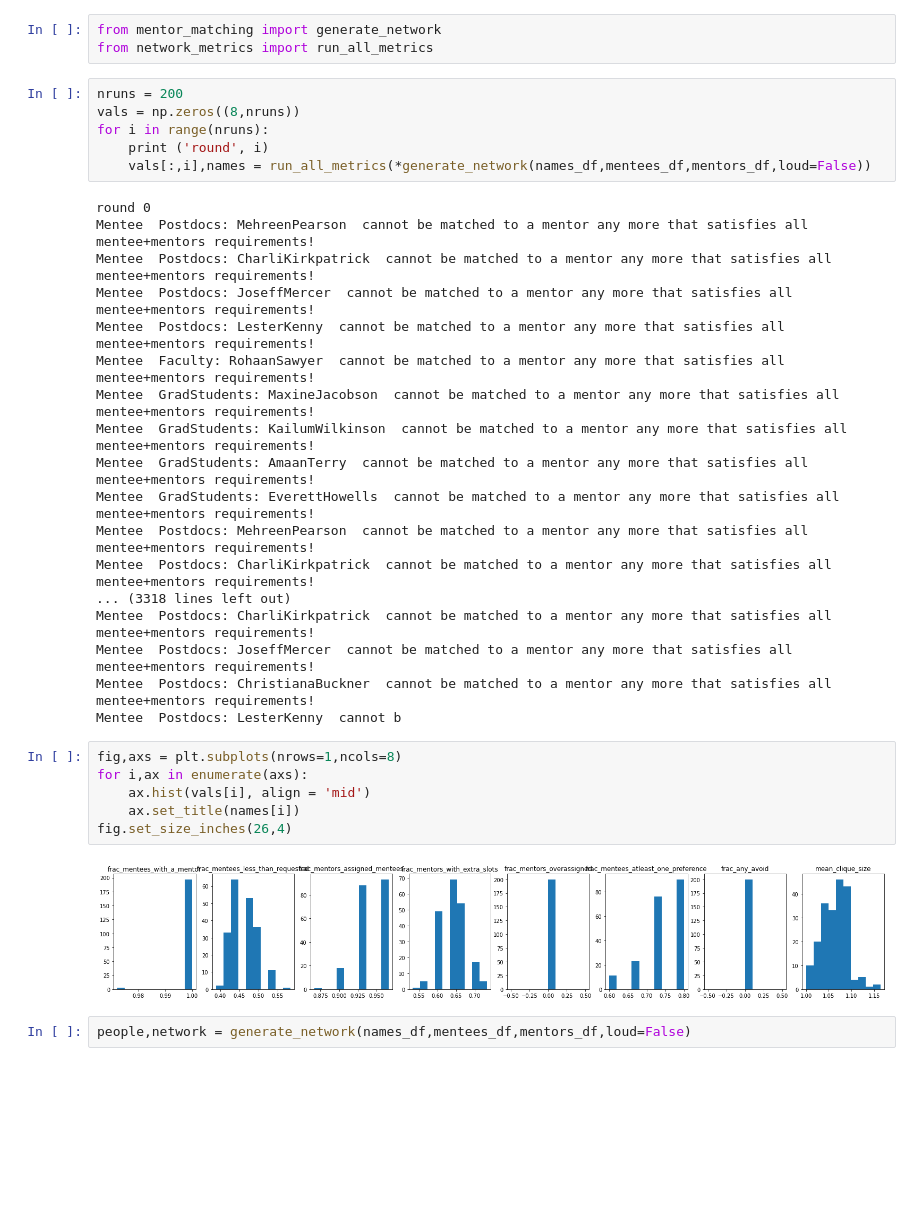
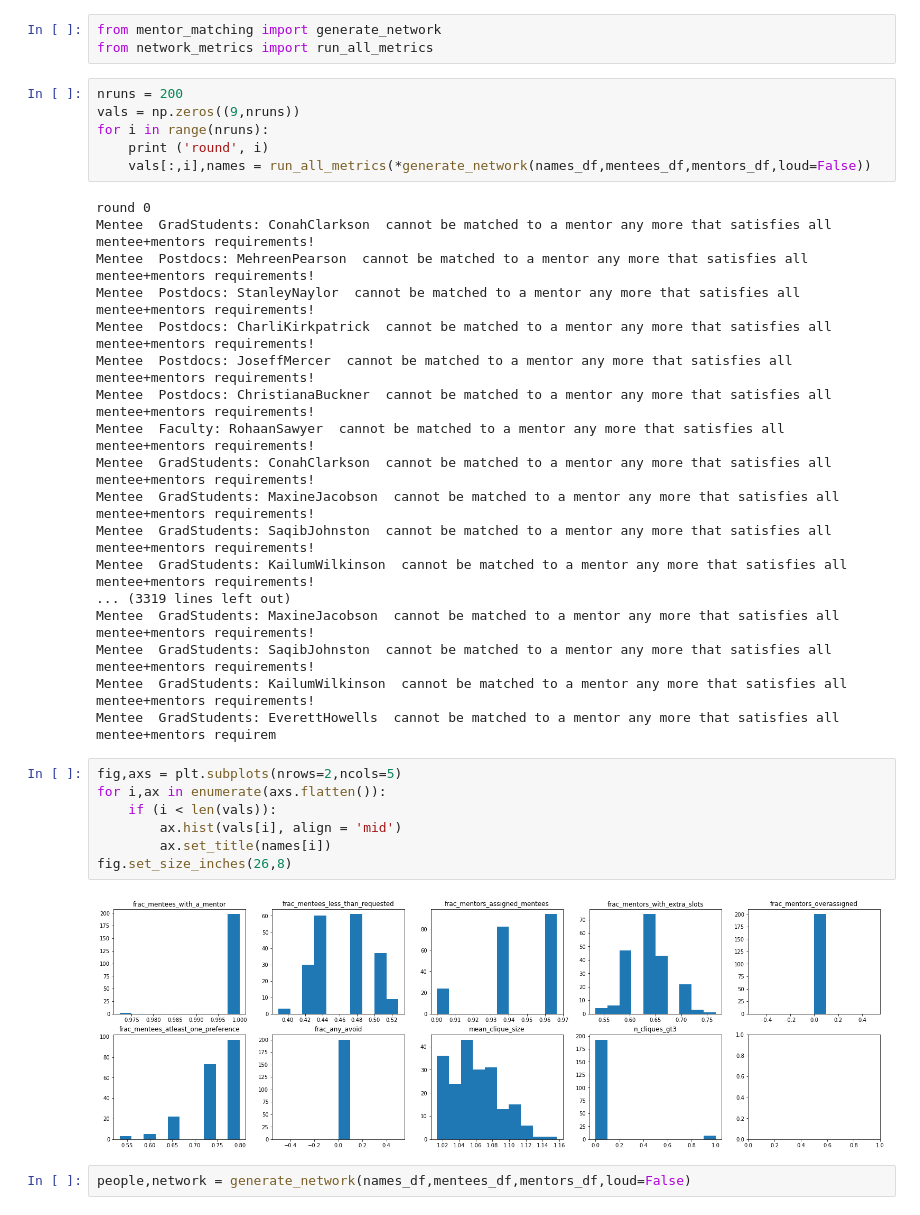
Before and after one commit to CIERA-Northwestern/JEDI_ext_mentorship, a Jupyter notebook: MentorMatching.ipynb, the cells around one changed output. Cells and saved outputs as stored; diff of their text form; blank space fills up the shorter version.

```diff
--- a/MentorMatching.ipynb
+++ b/MentorMatching.ipynb
@@ -64,36 +64,37 @@ from mentor_matching import generate_network
 from network_metrics import run_all_metrics
 # %%
 nruns = 200
-vals = np.zeros((8,nruns))
+vals = np.zeros((9,nruns))
 for i in range(nruns):
     print ('round', i)
     vals[:,i],names = run_all_metrics(*generate_network(names_df,mentees_df,mentors_df,loud=False))
 # %% [output]
 round 0
+Mentee  GradStudents: ConahClarkson  cannot be matched to a mentor any more that satisfies all mentee+mentors requirements!
 Mentee  Postdocs: MehreenPearson  cannot be matched to a mentor any more that satisfies all mentee+mentors requirements!
-Mentee  Postdocs: CharliKirkpatrick  cannot be matched to a mentor any more that satisfies all mentee+mentors requirements!
-Mentee  Postdocs: JoseffMercer  cannot be matched to a mentor any more that satisfies all mentee+mentors requirements!
-Mentee  Postdocs: LesterKenny  cannot be matched to a mentor any more that satisfies all mentee+mentors requirements!
-Mentee  Faculty: RohaanSawyer  cannot be matched to a mentor any more that satisfies all mentee+mentors requirements!
-Mentee  GradStudents: MaxineJacobson  cannot be matched to a mentor any more that satisfies all mentee+mentors requirements!
-Mentee  GradStudents: KailumWilkinson  cannot be matched to a mentor any more that satisfies all mentee+mentors requirements!
-Mentee  GradStudents: AmaanTerry  cannot be matched to a mentor any more that satisfies all mentee+mentors requirements!
-Mentee  GradStudents: EverettHowells  cannot be matched to a mentor any more that satisfies all mentee+mentors requirements!
-Mentee  Postdocs: MehreenPearson  cannot be matched to a mentor any more that satisfies all mentee+mentors requirements!
-Mentee  Postdocs: CharliKirkpatrick  cannot be matched to a mentor any more that satisfies all mentee+mentors requirements!
-... (3318 lines left out)
+Mentee  Postdocs: StanleyNaylor  cannot be matched to a mentor any more that satisfies all mentee+mentors requirements!
 Mentee  Postdocs: CharliKirkpatrick  cannot be matched to a mentor any more that satisfies all mentee+mentors requirements!
 Mentee  Postdocs: JoseffMercer  cannot be matched to a mentor any more that satisfies all mentee+mentors requirements!
 Mentee  Postdocs: ChristianaBuckner  cannot be matched to a mentor any more that satisfies all mentee+mentors requirements!
-Mentee  Postdocs: LesterKenny  cannot b
+Mentee  Faculty: RohaanSawyer  cannot be matched to a mentor any more that satisfies all mentee+mentors requirements!
+Mentee  GradStudents: ConahClarkson  cannot be matched to a mentor any more that satisfies all mentee+mentors requirements!
+Mentee  GradStudents: MaxineJacobson  cannot be matched to a mentor any more that satisfies all mentee+mentors requirements!
+Mentee  GradStudents: SaqibJohnston  cannot be matched to a mentor any more that satisfies all mentee+mentors requirements!
+Mentee  GradStudents: KailumWilkinson  cannot be matched to a mentor any more that satisfies all mentee+mentors requirements!
+... (3319 lines left out)
+Mentee  GradStudents: MaxineJacobson  cannot be matched to a mentor any more that satisfies all mentee+mentors requirements!
+Mentee  GradStudents: SaqibJohnston  cannot be matched to a mentor any more that satisfies all mentee+mentors requirements!
+Mentee  GradStudents: KailumWilkinson  cannot be matched to a mentor any more that satisfies all mentee+mentors requirements!
+Mentee  GradStudents: EverettHowells  cannot be matched to a mentor any more that satisfies all mentee+mentors requirem
 # %%
-fig,axs = plt.subplots(nrows=1,ncols=8)
-for i,ax in enumerate(axs):
-    ax.hist(vals[i], align = 'mid')
-    ax.set_title(names[i])
-fig.set_size_inches(26,4)
+fig,axs = plt.subplots(nrows=2,ncols=5)
+for i,ax in enumerate(axs.flatten()):
+    if (i < len(vals)):
+        ax.hist(vals[i], align = 'mid')
+        ax.set_title(names[i])
+fig.set_size_inches(26,8)
 # %% [output]
-[figure, old version]
+[figure, new version]
 # %%
 people,network = generate_network(names_df,mentees_df,mentors_df,loud=False)
 # %%
```
Also changed, not shown: 1 other file.
